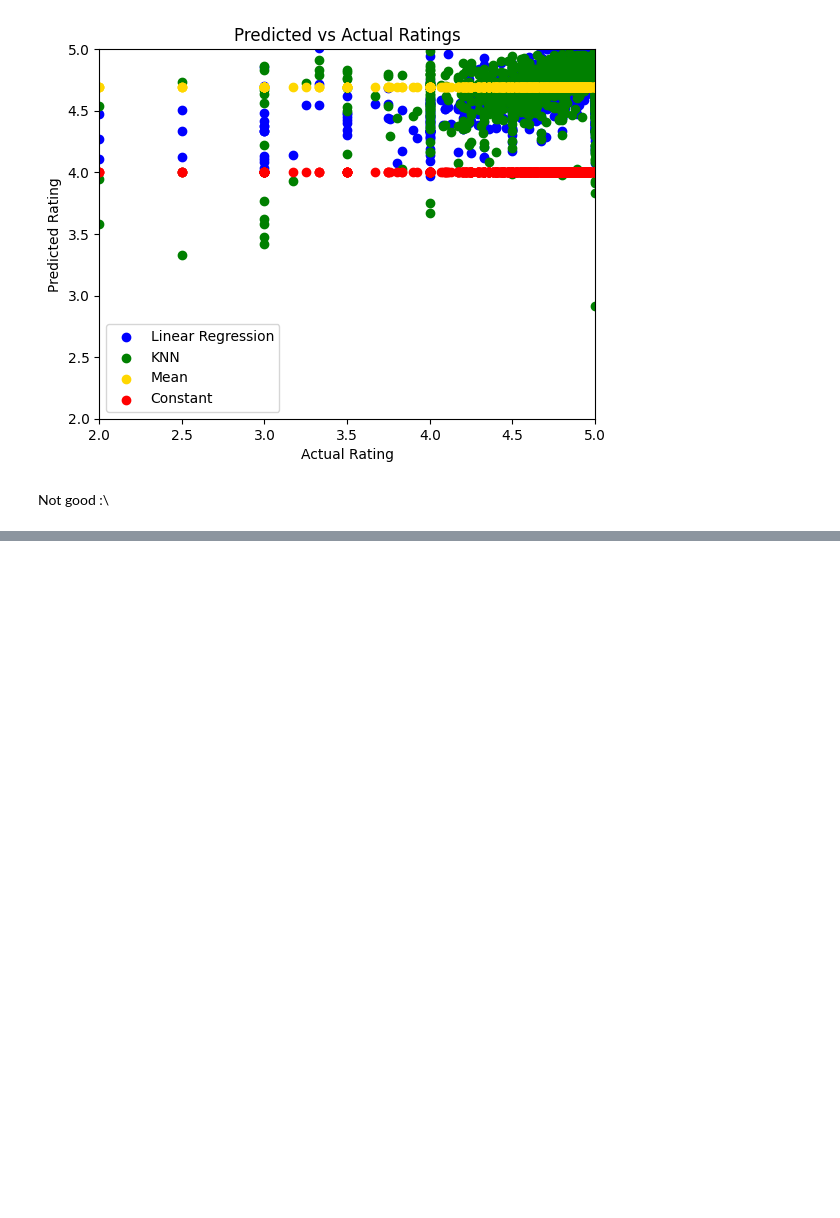
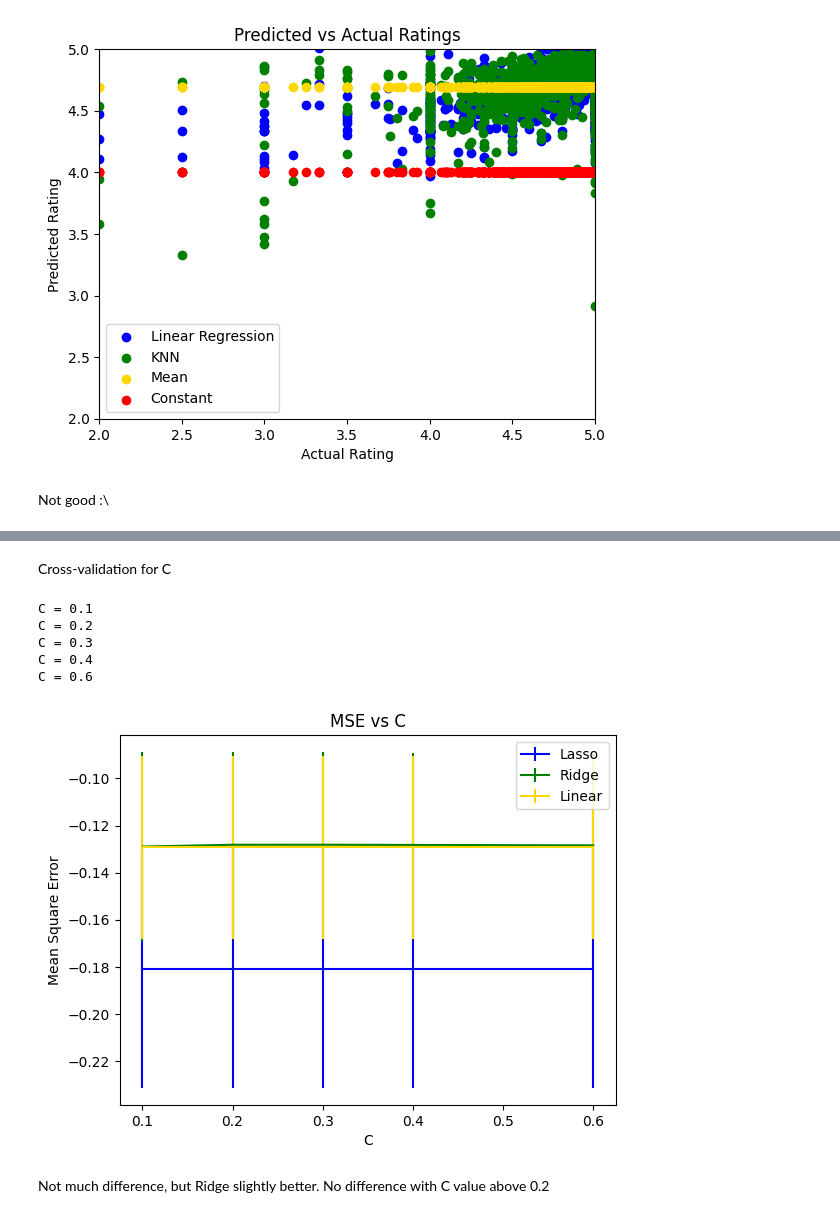
Before and after one commit to JDeasley/airbnb_ratings_predictor, a Jupyter notebook: src/final.ipynb, the cells around one changed output, grey strips where cells are left out. Drawn from its saved outputs; the diff is of its cells as text; code cells hidden in the pictures; blank space fills up the shorter version.

Commit message:
Made predictions for all values with extra feats

```diff
--- a/src/final.ipynb
+++ b/src/final.ipynb
@@ -324,7 +324,7 @@ print(Y.shape)
 
 # Split into different categories
 Y_rating = Y[:, 0]
-Y_acc = Y[:, 1]
+Y_rating = Y[:, 1]
 Y_clean = Y[:, 2]
 Y_checkin = Y[:, 3]
 Y_comm = Y[:, 4]
@@ -724,0 +678,12 @@ m_value.score(vectors[test], listings_targets[test][review_scores_value_column])
+# %%
+# Merge reviews with listings_extra_features where listing_id matches, and only keep one id column
+all_features = pd.merge(listings_extra_features, reviews, left_on='id', right_on='listing_id', how='inner')
+all_features = all_features.drop(columns=['listing_id'])
+
+# Convert host_is_superhost to 0/1
+all_features['host_is_superhost'] = all_features['host_is_superhost'].apply(lambda x: 1 if x == 't' else 0)
+
+# Save to csv
+all_features.to_csv('../data/all_features.csv', index=False)
+
+all_features.dropna(inplace=True)
@@ -724,0 +756,61 @@ m_value.score(vectors[test], listings_targets[test][review_scores_value_column])
+# %% [markdown]
+Cross-validation for C
+# %%
+import matplotlib.pyplot as plt
+from sklearn.linear_model import LinearRegression, Lasso, Ridge
+from sklearn.model_selection import KFold, cross_val_score
+from sklearn.metrics import mean_squared_error
+from sklearn.pipeline import Pipeline
+
+colors = ['blue', 'green', 'gold', 'red', 'pink']
+c_range = [0.1, 0.2, 0.3, 0.4, 0.6]
+# c_range = [2000, 4000, 6000, 8000, 10000]
+
+m_linear = LinearRegression()
+
+me_lasso = []
+me_ridge = []
+me_linear = []
+
+se_lasso = []
+se_ridge = []
+se_linear = []
+
+for c in c_range:
+    print(f'C = {c}')
+
+    m_lasso = Lasso(alpha=1/c)
+    m_ridge = Ridge(alpha=1/c)
+
+    kf = KFold(n_splits=5)
+
+    errors_lasso = cross_val_score(m_lasso, new_X, Y_rating, cv=kf, scoring='neg_mean_squared_error')
+    errors_ridge = cross_val_score(m_ridge, new_X, Y_rating, cv=kf, scoring='neg_mean_squared_error')
+    errors_linear = cross_val_score(model, new_X, Y_rating, cv=kf, scoring='neg_mean_squared_error')
+
+    me_lasso.append(np.array(errors_lasso).mean())
+    me_ridge.append(np.array(errors_ridge).mean())
+    me_linear.append(np.array(errors_linear).mean())
+
+    se_lasso.append(np.array(errors_lasso).std())
+    se_ridge.append(np.array(errors_ridge).std())
+    se_linear.append(np.array(errors_linear).std())
+
+plt.errorbar(c_range,me_lasso,yerr=se_lasso,color=colors[0],label=f'Lasso')
+plt.errorbar(c_range,me_ridge,yerr=se_ridge,color=colors[1],label=f'Ridge')
+plt.errorbar(c_range,me_linear,yerr=se_linear,color=colors[2],label=f'Linear')
+
+plt.title('MSE vs C')
+plt.xlabel('C')
+plt.ylabel('Mean Square Error')
+plt.legend()
+plt.show()
+# %% [output]
+C = 0.1
+C = 0.2
+C = 0.3
+C = 0.4
+C = 0.6
+[figure, added]
+# %% [markdown]
+Not much difference, but Ridge slightly better. No difference with C value above 0.2
```
Also changed, not shown: parts of 29 cells of this notebook, 1 other file.
